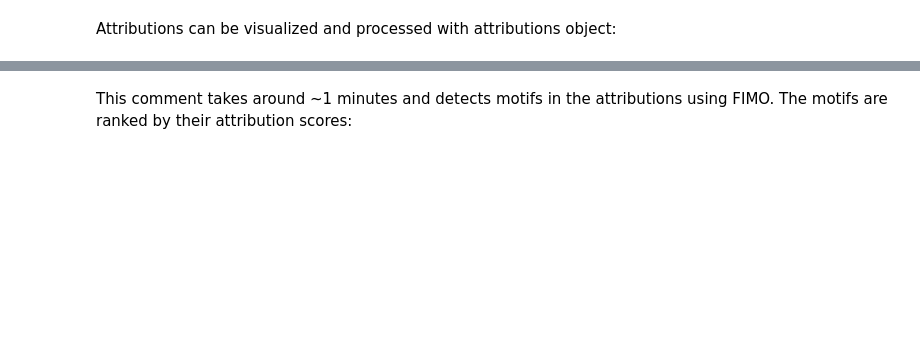
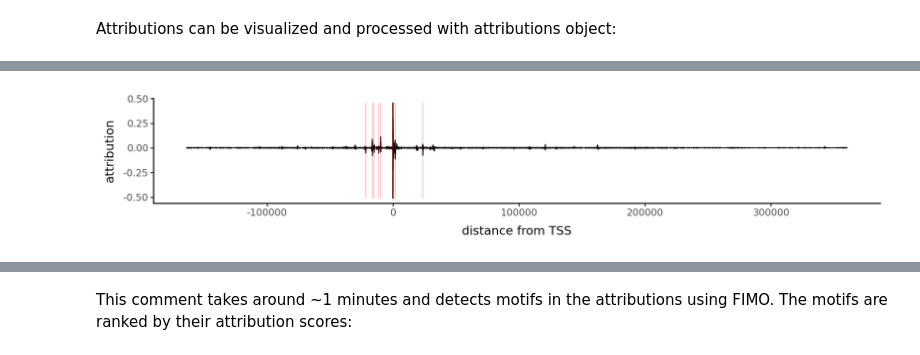
Before and after one commit to Genentech/decima, a Jupyter notebook: tutorials/1-attribution-motif-discovery.ipynb, the cells around one changed output, grey strips where cells are left out. Saved outputs shown, nothing was run; the diff lists cells and outputs as text; code cells hidden in the pictures; blank space fills up the shorter version.

```diff
--- a/tutorials/1-attribution-motif-discovery.ipynb
+++ b/tutorials/1-attribution-motif-discovery.ipynb
@@ -383,0 +572,4 @@ attributions.plot_attributions(relative_loc=-45)
+# %%
+attrs.plot_peaks()
+# %% [output]
+[figure, added]
```
Also changed, not shown: parts of 73 cells of this notebook, 23 other files.
